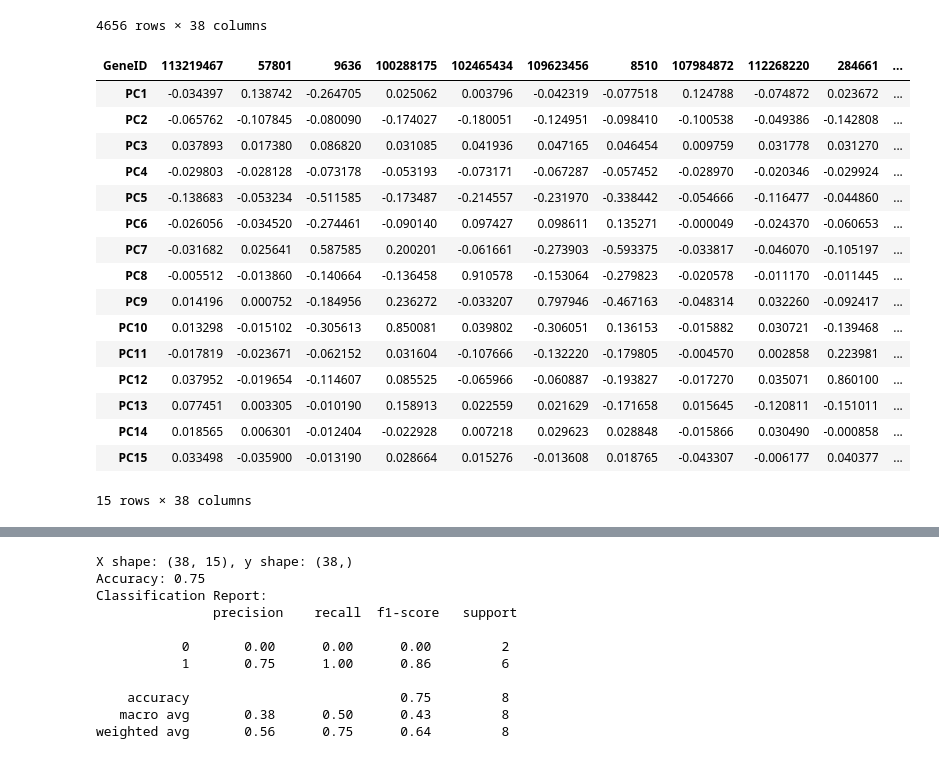
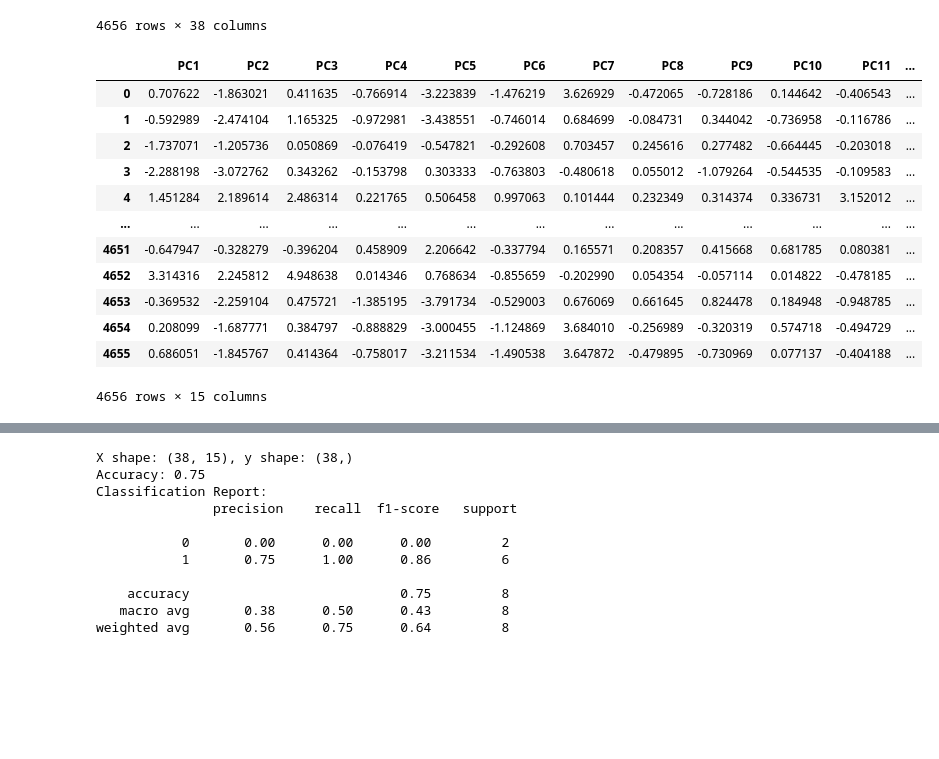
Before and after one commit to zoraizmohammad/LifeEdit-geneclassifier, a Jupyter notebook: Code/classifier_imt/forest_classifier.ipynb, the cells around one changed output, grey strips where cells are left out. Drawn from its saved outputs; the diff is of its cells as text; code cells hidden in the pictures; blank space fills up the shorter version.

```diff
--- a/Code/classifier_imt/forest_classifier.ipynb
+++ b/Code/classifier_imt/forest_classifier.ipynb
@@ -275,23 +330,25 @@ components_df = pd.DataFrame(
     columns=merged_data['GeneID'][:expression_data.shape[1]],
     index=[f"PC{i+1}" for i in range(n_components_75)]
 )
-# %%
-components_df
-# %% [output]
-| GeneID | 113219467 | 57801 | 9636 | 100288175 | 102465434 | 109623456 | 8510 | 107984872 | 112268220 | 284661 | ... |
-| PC1 | -0.034397 | 0.138742 | -0.264705 | 0.025062 | 0.003796 | -0.042319 | -0.077518 | 0.124788 | -0.074872 | 0.023672 | ... |
-| PC2 | -0.065762 | -0.107845 | -0.080090 | -0.174027 | -0.180051 | -0.124951 | -0.098410 | -0.100538 | -0.049386 | -0.142808 | ... |
-| PC3 | 0.037893 | 0.017380 | 0.086820 | 0.031085 | 0.041936 | 0.047165 | 0.046454 | 0.009759 | 0.031778 | 0.031270 | ... |
-| PC4 | -0.029803 | -0.028128 | -0.073178 | -0.053193 | -0.073171 | -0.067287 | -0.057452 | -0.028970 | -0.020346 | -0.029924 | ... |
-| PC5 | -0.138683 | -0.053234 | -0.511585 | -0.173487 | -0.214557 | -0.231970 | -0.338442 | -0.054666 | -0.116477 | -0.044860 | ... |
-| PC6 | -0.026056 | -0.034520 | -0.274461 | -0.090140 | 0.097427 | 0.098611 | 0.135271 | -0.000049 | -0.024370 | -0.060653 | ... |
-| PC7 | -0.031682 | 0.025641 | 0.587585 | 0.200201 | -0.061661 | -0.273903 | -0.593375 | -0.033817 | -0.046070 | -0.105197 | ... |
-| PC8 | -0.005512 | -0.013860 | -0.140664 | -0.136458 | 0.910578 | -0.153064 | -0.279823 | -0.020578 | -0.011170 | -0.011445 | ... |
-| PC9 | 0.014196 | 0.000752 | -0.184956 | 0.236272 | -0.033207 | 0.797946 | -0.467163 | -0.048314 | 0.032260 | -0.092417 | ... |
-| PC10 | 0.013298 | -0.015102 | -0.305613 | 0.850081 | 0.039802 | -0.306051 | 0.136153 | -0.015882 | 0.030721 | -0.139468 | ... |
-| PC11 | -0.017819 | -0.023671 | -0.062152 | 0.031604 | -0.107666 | -0.132220 | -0.179805 | -0.004570 | 0.002858 | 0.223981 | ... |
-| PC12 | 0.037952 | -0.019654 | -0.114607 | 0.085525 | -0.065966 | -0.060887 | -0.193827 | -0.017270 | 0.035071 | 0.860100 | ... |
-| PC13 | 0.077451 | 0.003305 | -0.010190 | 0.158913 | 0.022559 | 0.021629 | -0.171658 | 0.015645 | -0.120811 | -0.151011 | ... |
-| PC14 | 0.018565 | 0.006301 | -0.012404 | -0.022928 | 0.007218 | 0.029623 | 0.028848 | -0.015866 | 0.030490 | -0.000858 | ... |
-| PC15 | 0.033498 | -0.035900 | -0.013190 | 0.028664 | 0.015276 | -0.013608 | 0.018765 | -0.043307 | -0.006177 | 0.040377 | ... |
-15 rows × 38 columns
+# %%
+components_df2 = pd.DataFrame(
+    data=pca_result_final,
+    columns=[f'PC{i+1}' for i in range(n_components_75)],
+    index=expression_data.index  # Retain the same indices as the original data
+)
+# %%
+components_df2
+# %% [output]
+|  | PC1 | PC2 | PC3 | PC4 | PC5 | PC6 | PC7 | PC8 | PC9 | PC10 | PC11 | ... |
+| 0 | 0.707622 | -1.863021 | 0.411635 | -0.766914 | -3.223839 | -1.476219 | 3.626929 | -0.472065 | -0.728186 | 0.144642 | -0.406543 | ... |
+| 1 | -0.592989 | -2.474104 | 1.165325 | -0.972981 | -3.438551 | -0.746014 | 0.684699 | -0.084731 | 0.344042 | -0.736958 | -0.116786 | ... |
+| 2 | -1.737071 | -1.205736 | 0.050869 | -0.076419 | -0.547821 | -0.292608 | 0.703457 | 0.245616 | 0.277482 | -0.664445 | -0.203018 | ... |
+| 3 | -2.288198 | -3.072762 | 0.343262 | -0.153798 | 0.303333 | -0.763803 | -0.480618 | 0.055012 | -1.079264 | -0.544535 | -0.109583 | ... |
+| 4 | 1.451284 | 2.189614 | 2.486314 | 0.221765 | 0.506458 | 0.997063 | 0.101444 | 0.232349 | 0.314374 | 0.336731 | 3.152012 | ... |
+| ... | ... | ... | ... | ... | ... | ... | ... | ... | ... | ... | ... | ... |
+| 4651 | -0.647947 | -0.328279 | -0.396204 | 0.458909 | 2.206642 | -0.337794 | 0.165571 | 0.208357 | 0.415668 | 0.681785 | 0.080381 | ... |
+| 4652 | 3.314316 | 2.245812 | 4.948638 | 0.014346 | 0.768634 | -0.855659 | -0.202990 | 0.054354 | -0.057114 | 0.014822 | -0.478185 | ... |
+| 4653 | -0.369532 | -2.259104 | 0.475721 | -1.385195 | -3.791734 | -0.529003 | 0.676069 | 0.661645 | 0.824478 | 0.184948 | -0.948785 | ... |
+| 4654 | 0.208099 | -1.687771 | 0.384797 | -0.888829 | -3.000455 | -1.124869 | 3.684010 | -0.256989 | -0.320319 | 0.574718 | -0.494729 | ... |
+| 4655 | 0.686051 | -1.845767 | 0.414364 | -0.758017 | -3.211534 | -1.490538 | 3.647872 | -0.479895 | -0.730969 | 0.077137 | -0.404188 | ... |
+4656 rows × 15 columns
```
Also changed, not shown: parts of 42 cells of this notebook.
